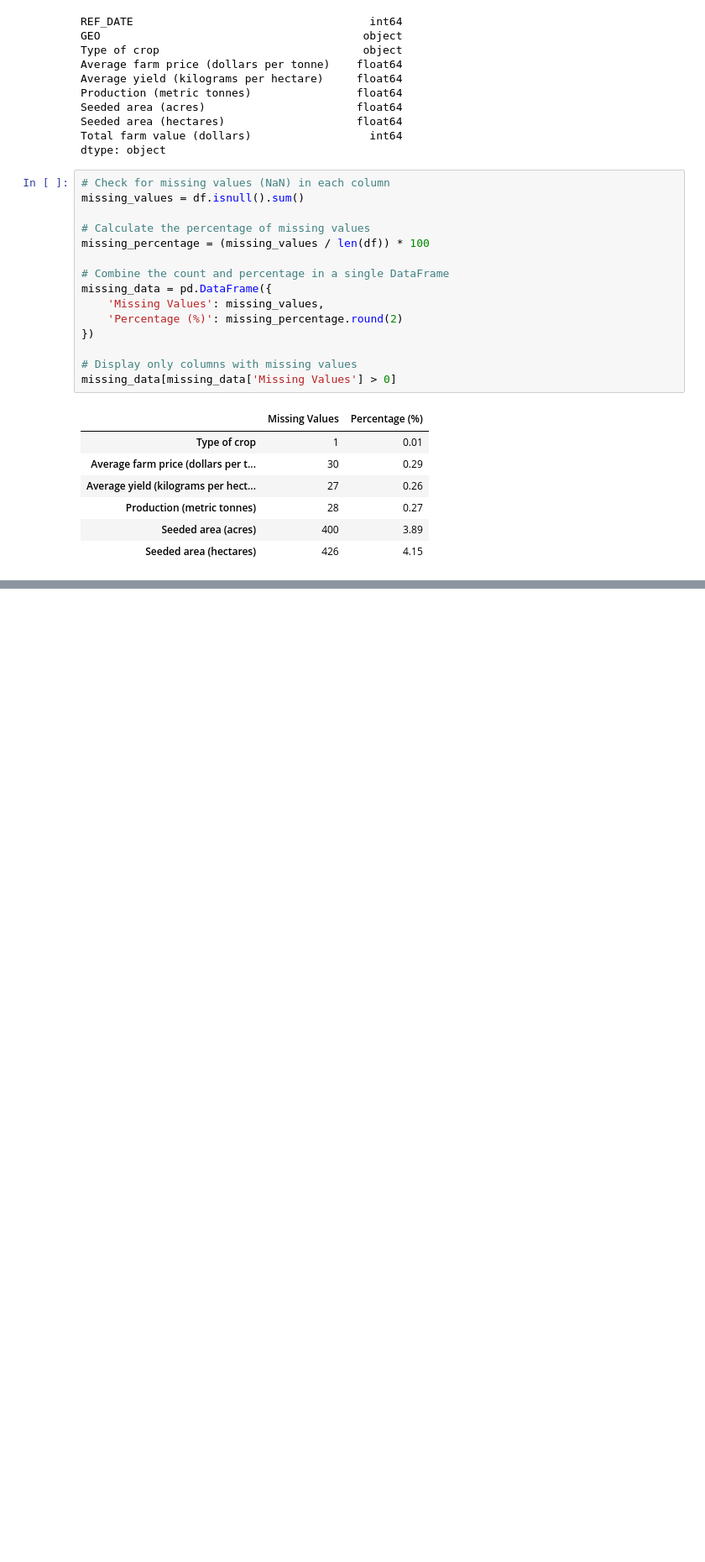
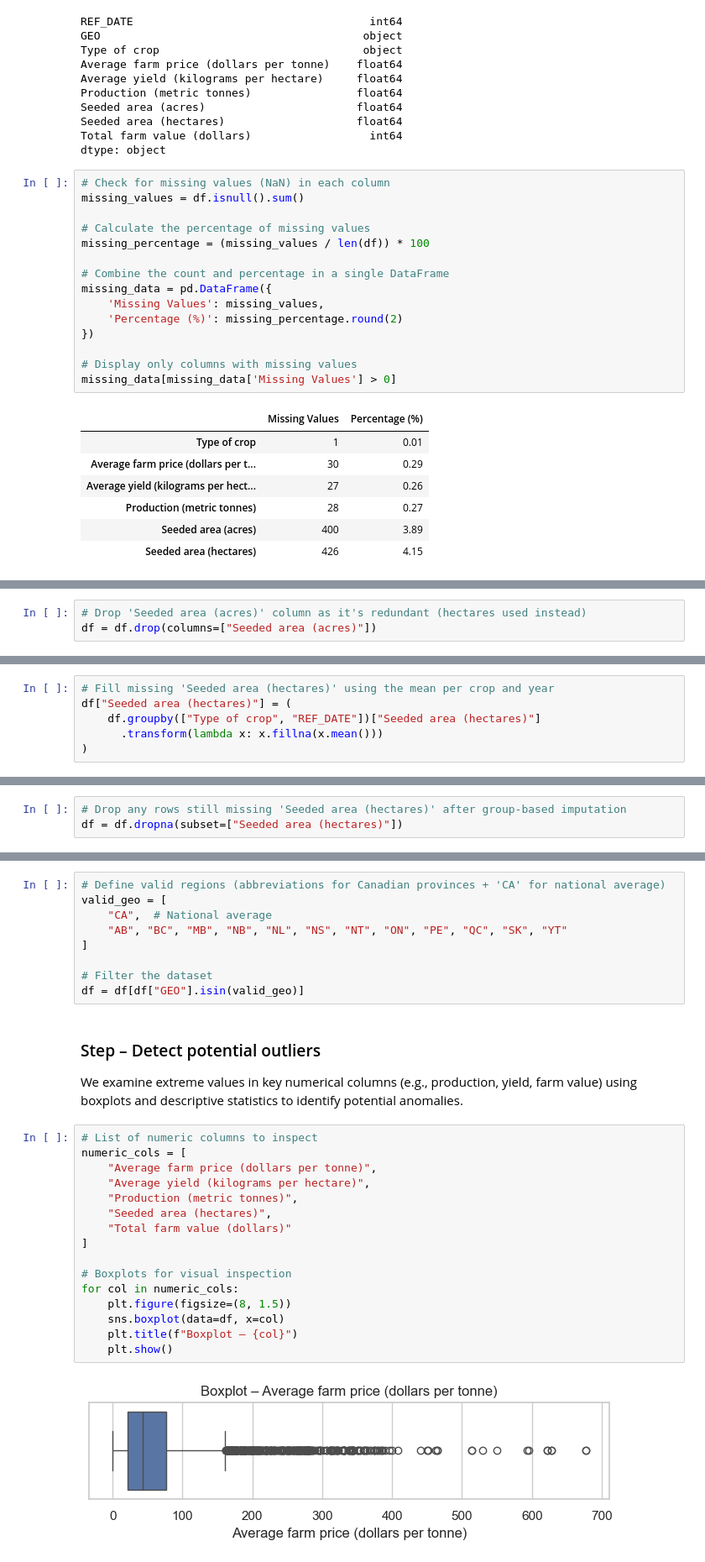
Before and after one commit to FraCosta6/Canada_datafarm_crops, a Jupyter notebook: notebooks/01_EDA_initial_overview.ipynb, the cells around one changed output, grey strips where cells are left out. Shown at 84% size. Drawn from its saved outputs; the diff is of its cells as text; blank space fills up the shorter version.

Commit message:
Salvati i passaggi fatti fino ad ora: EDA + Data Cleaning completati

```diff
--- a/notebooks/01_EDA_initial_overview.ipynb
+++ b/notebooks/01_EDA_initial_overview.ipynb
@@ -87,0 +142,3 @@ missing_data[missing_data['Missing Values'] > 0]
+# %%
+# Drop 'Seeded area (acres)' column as it's redundant (hectares used instead)
+df = df.drop(columns=["Seeded area (acres)"])
@@ -87,0 +148,6 @@ missing_data[missing_data['Missing Values'] > 0]
+# %%
+# Fill missing 'Seeded area (hectares)' using the mean per crop and year
+df["Seeded area (hectares)"] = (
+    df.groupby(["Type of crop", "REF_DATE"])["Seeded area (hectares)"]
+      .transform(lambda x: x.fillna(x.mean()))
+)
@@ -87,0 +157,3 @@ missing_data[missing_data['Missing Values'] > 0]
+# %%
+# Drop any rows still missing 'Seeded area (hectares)' after group-based imputation
+df = df.dropna(subset=["Seeded area (hectares)"])
@@ -87,0 +178,30 @@ missing_data[missing_data['Missing Values'] > 0]
+# %%
+# Define valid regions (abbreviations for Canadian provinces + 'CA' for national average)
+valid_geo = [
+    "CA",  # National average
+    "AB", "BC", "MB", "NB", "NL", "NS", "NT", "ON", "PE", "QC", "SK", "YT"
+]
+
+# Filter the dataset
+df = df[df["GEO"].isin(valid_geo)]
+# %% [markdown]
+### Step – Detect potential outliers
+We examine extreme values in key numerical columns (e.g., production, yield, farm value) using boxplots and descriptive statistics to identify potential anomalies.
+# %%
+# List of numeric columns to inspect
+numeric_cols = [
+    "Average farm price (dollars per tonne)",
+    "Average yield (kilograms per hectare)",
+    "Production (metric tonnes)",
+    "Seeded area (hectares)",
+    "Total farm value (dollars)"
+]
+
+# Boxplots for visual inspection
+for col in numeric_cols:
+    plt.figure(figsize=(8, 1.5))
+    sns.boxplot(data=df, x=col)
+    plt.title(f"Boxplot – {col}")
+    plt.show()
+# %% [output]
+[figure, added]
```
Also changed, not shown: parts of 23 cells of this notebook, 2 other files.
